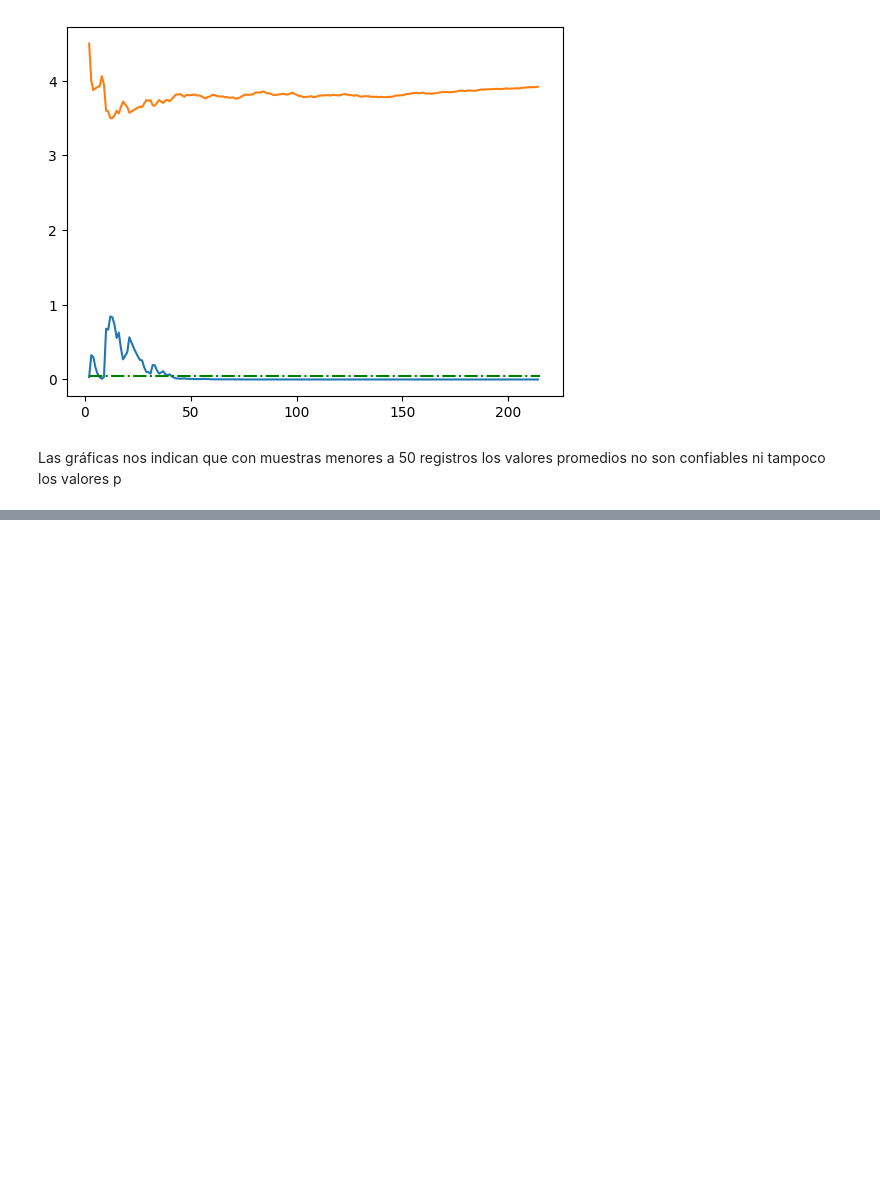
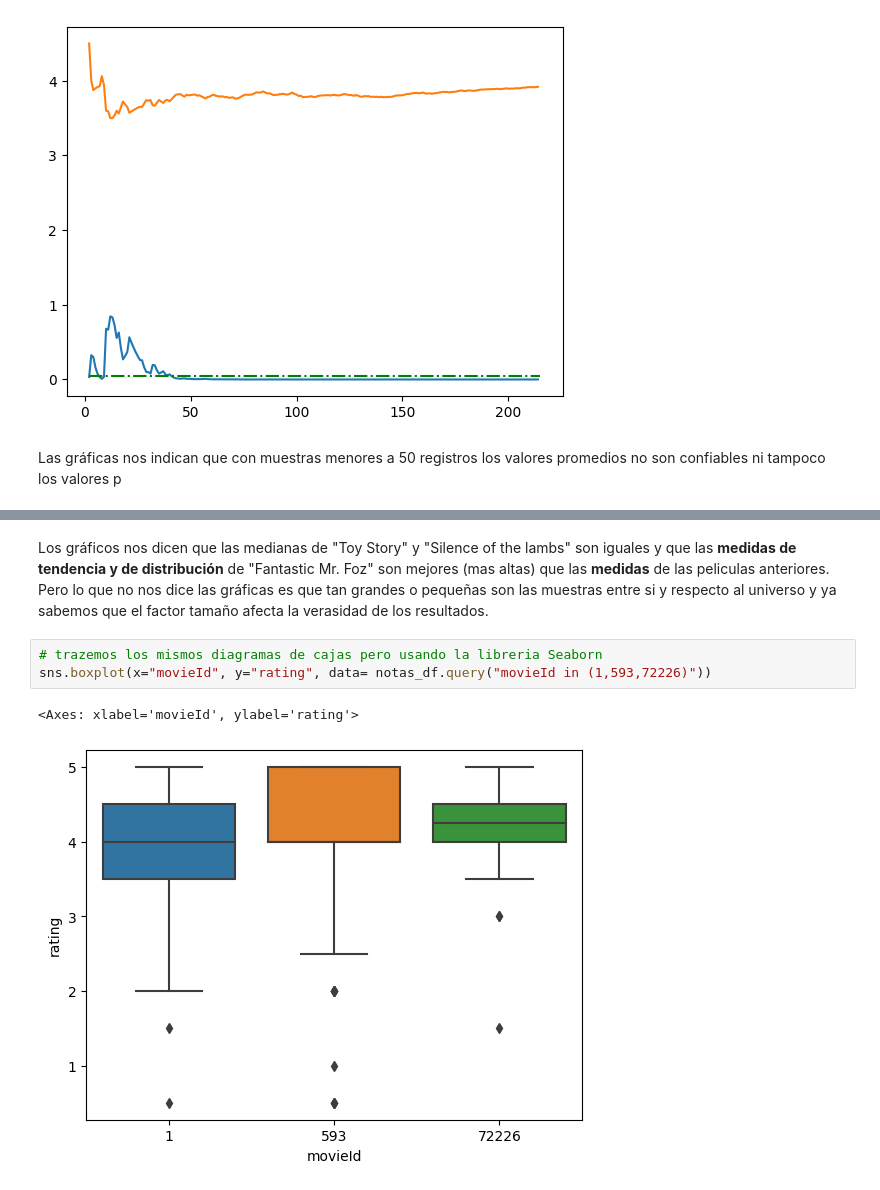
Before and after one commit to JuanPerezMolina/tests_estadisticos_python, a Jupyter notebook: 231028-1_1tests_estadisticos_python.ipynb, the cells around one changed output, grey strips where cells are left out. Cells and saved outputs as stored; diff of their text form; blank space fills up the shorter version.

```diff
--- a/231028-1_1tests_estadisticos_python.ipynb
+++ b/231028-1_1tests_estadisticos_python.ipynb
@@ -544,0 +597,8 @@ Las gráficas nos indican que con muestras menores a 50 registros los valores pr
+# %% [markdown]
+Los gráficos nos dicen que las medianas de "Toy Story" y "Silence of the lambs" son iguales y que las **medidas de tendencia y de distribución** de "Fantastic Mr. Foz" son mejores (mas altas) que las **medidas** de las peliculas anteriores. Pero lo que no nos dice las gráficas es que tan grandes o pequeñas son las muestras entre si y respecto al universo y ya sabemos que el factor tamaño afecta la verasidad de los resultados.
+# %%
+# trazemos los mismos diagramas de cajas pero usando la libreria Seaborn
+sns.boxplot(x="movieId", y="rating", data= notas_df.query("movieId in (1,593,72226)"))
+# %% [output]
+<Axes: xlabel='movieId', ylabel='rating'>
+[figure, added]
```
Also changed, not shown: parts of 26 cells of this notebook, 2 other files.
